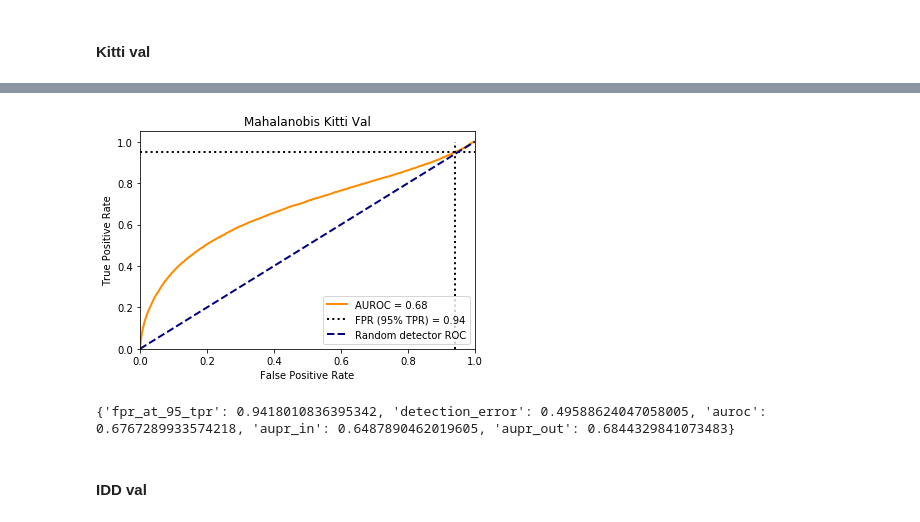
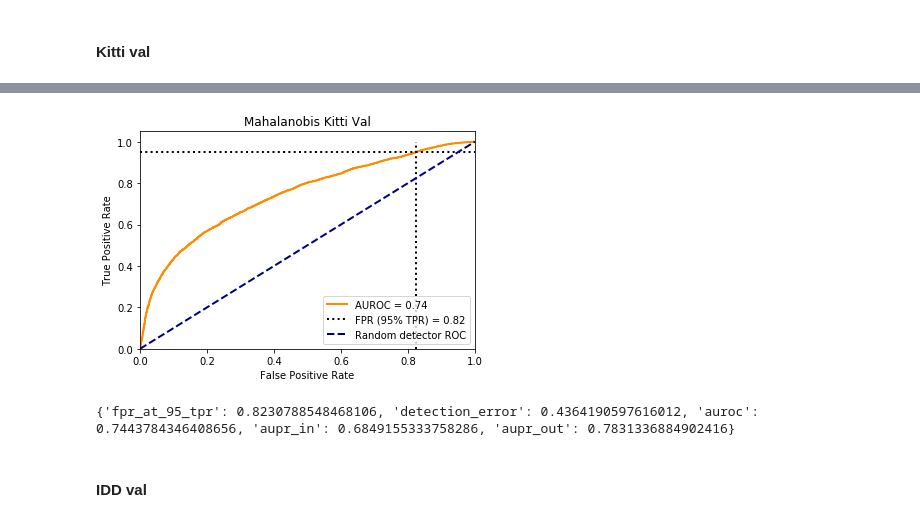
Before and after one commit to BalahariVignesh/simple-faster-rcnn-pytorch, a Jupyter notebook: idd_cars_drop_checkpoints_with_nms/idd_Cars_OneClass_nms.ipynb, the cells around one changed output, grey strips where cells are left out. Saved outputs shown, nothing was run; the diff lists cells and outputs as text; code cells hidden in the pictures.

```diff
--- a/idd_cars_drop_checkpoints_with_nms/idd_Cars_OneClass_nms.ipynb
+++ b/idd_cars_drop_checkpoints_with_nms/idd_Cars_OneClass_nms.ipynb
@@ -591,18 +592,18 @@ NotebookApp.rate_limit_window=3.0 (secs)
 # %%
 # Chunked MD calc
 l = len(kitti_val_X)
 chunk = 10000
-kitti_val_novelty_scores = [md(kitti_val_X[i:i+chunk]) for i in range(0,l,chunk_size)]
+kitti_val_novelty_scores = [md(kitti_val_X[i:i+chunk]) for i in range(0,l,chunk)]
 kitti_val_novelty_scores = np.concatenate(kitti_val_novelty_scores, axis=0)
 
 # Non-chunked version for smaller datasets
 # kitti_val_novelty_scores = md(kitti_val_X)
 
 plot_roc(kitti_val_novelty_scores, 1 - kitti_val_y, title="Mahalanobis Kitti Val")
 print(calc_metrics(kitti_val_novelty_scores, 1 - kitti_val_y))
 # %% [output]
-[figure, old version]
+[figure, new version]
-{'fpr_at_95_tpr': 0.9418010836395342, 'detection_error': 0.49588624047058005, 'auroc': 0.6767289933574218, 'aupr_in': 0.6487890462019605, 'aupr_out': 0.6844329841073483}
+{'fpr_at_95_tpr': 0.8230788548468106, 'detection_error': 0.4364190597616012, 'auroc': 0.7443784346408656, 'aupr_in': 0.6849155333758286, 'aupr_out': 0.7831336884902416}
 # %% [markdown]
 #### IDD val
 # %%
```
Also changed, not shown: parts of 41 cells of this notebook.
